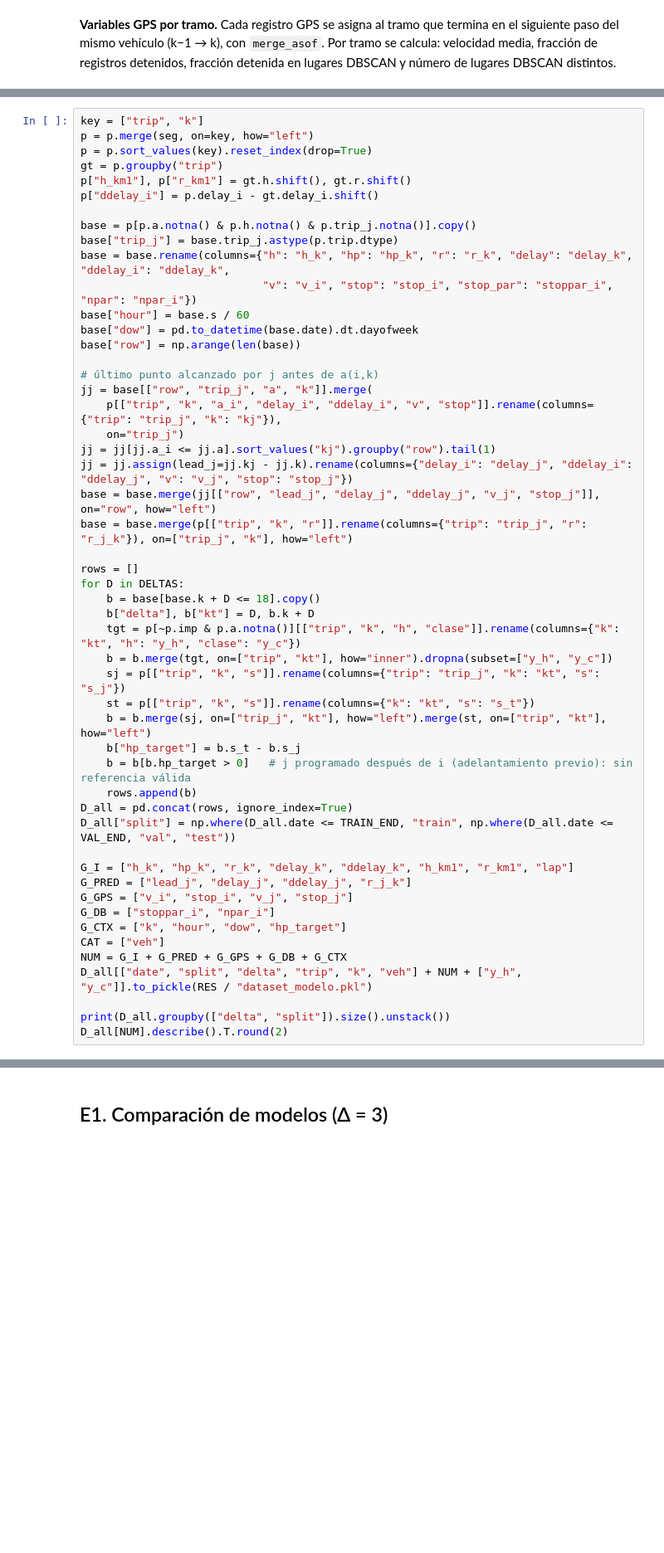
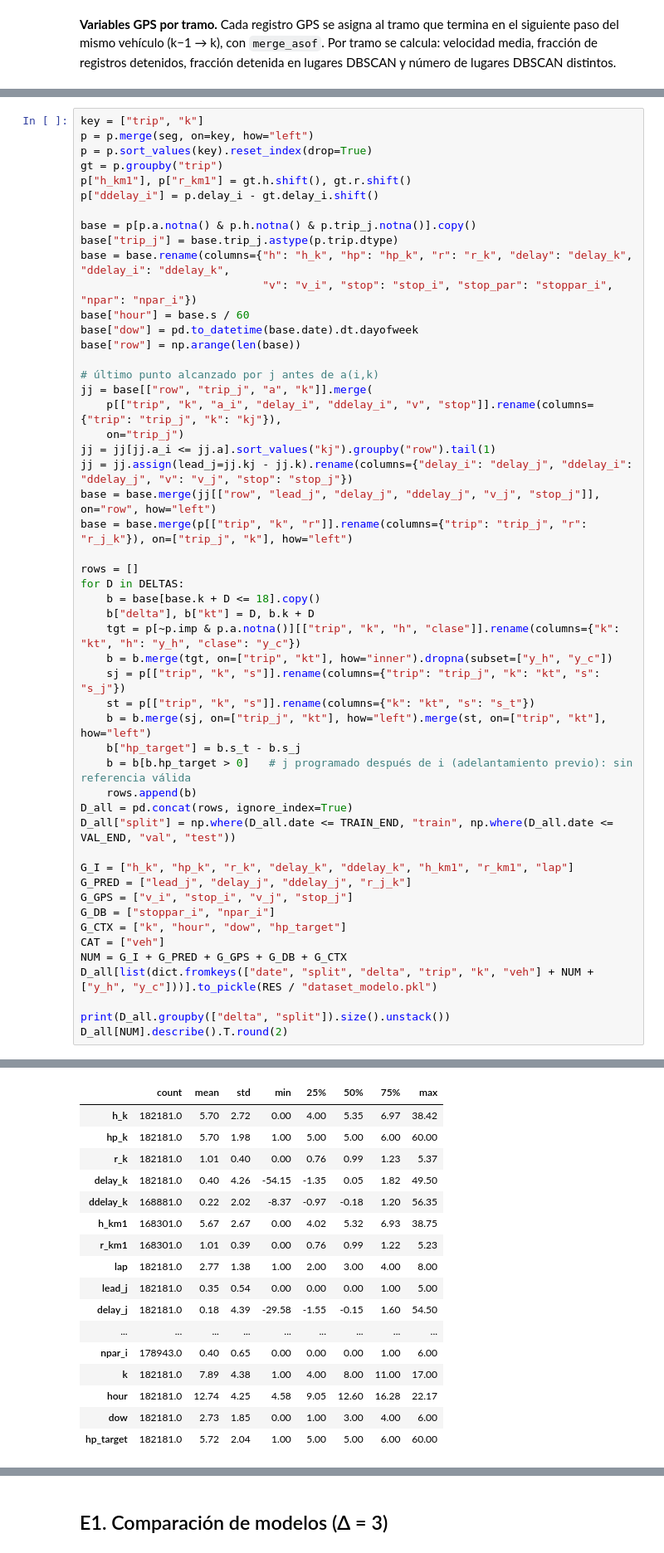
Before and after one commit to Alfredo123255/prediccion-amontonamiento-buses-cusco, a Jupyter notebook: Experimentacion.ipynb, the cells around one changed output, grey strips where cells are left out. Shown at 83% size. Cells and saved outputs as stored; diff of their text form; blank space fills up the shorter version.

```diff
--- a/Experimentacion.ipynb
+++ b/Experimentacion.ipynb
@@ -276,7 +314,8 @@ G_DB = ["stoppar_i", "npar_i"]
 G_CTX = ["k", "hour", "dow", "hp_target"]
 CAT = ["veh"]
 NUM = G_I + G_PRED + G_GPS + G_DB + G_CTX
-D_all[["date", "split", "delta", "trip", "k", "veh"] + NUM + ["y_h", "y_c"]].to_pickle(RES / "dataset_modelo.pkl")
+D_all[list(dict.fromkeys(["date", "split", "delta", "trip", "k", "veh"] + NUM + ["y_h", "y_c"]))].to_pickle(RES / "dataset_modelo.pkl")
 
 print(D_all.groupby(["delta", "split"]).size().unstack())
 D_all[NUM].describe().T.round(2)
+# %% [output]
@@ -283,3 +327,20 @@ D_all[NUM].describe().T.round(2)
+|  | count | mean | std | min | 25% | 50% | 75% | max |
+| h_k | 182181.0 | 5.70 | 2.72 | 0.00 | 4.00 | 5.35 | 6.97 | 38.42 |
+| hp_k | 182181.0 | 5.70 | 1.98 | 1.00 | 5.00 | 5.00 | 6.00 | 60.00 |
+| r_k | 182181.0 | 1.01 | 0.40 | 0.00 | 0.76 | 0.99 | 1.23 | 5.37 |
+| delay_k | 182181.0 | 0.40 | 4.26 | -54.15 | -1.35 | 0.05 | 1.82 | 49.50 |
+| ddelay_k | 168881.0 | 0.22 | 2.02 | -8.37 | -0.97 | -0.18 | 1.20 | 56.35 |
+| h_km1 | 168301.0 | 5.67 | 2.67 | 0.00 | 4.02 | 5.32 | 6.93 | 38.75 |
+| r_km1 | 168301.0 | 1.01 | 0.39 | 0.00 | 0.76 | 0.99 | 1.22 | 5.23 |
+| lap | 182181.0 | 2.77 | 1.38 | 1.00 | 2.00 | 3.00 | 4.00 | 8.00 |
+| lead_j | 182181.0 | 0.35 | 0.54 | 0.00 | 0.00 | 0.00 | 1.00 | 5.00 |
+| delay_j | 182181.0 | 0.18 | 4.39 | -29.58 | -1.55 | -0.15 | 1.60 | 54.50 |
+| ... | ... | ... | ... | ... | ... | ... | ... | ... |
+| npar_i | 178943.0 | 0.40 | 0.65 | 0.00 | 0.00 | 0.00 | 1.00 | 6.00 |
+| k | 182181.0 | 7.89 | 4.38 | 1.00 | 4.00 | 8.00 | 11.00 | 17.00 |
+| hour | 182181.0 | 12.74 | 4.25 | 4.58 | 9.05 | 12.60 | 16.28 | 22.17 |
+| dow | 182181.0 | 2.73 | 1.85 | 0.00 | 1.00 | 3.00 | 4.00 | 6.00 |
+| hp_target | 182181.0 | 5.72 | 2.04 | 1.00 | 5.00 | 5.00 | 6.00 | 60.00 |
 # %% [markdown]
 ## 4. Modelos, referencias y protocolo
 
```
Also changed, not shown: parts of 18 cells of this notebook, 13 other files.
